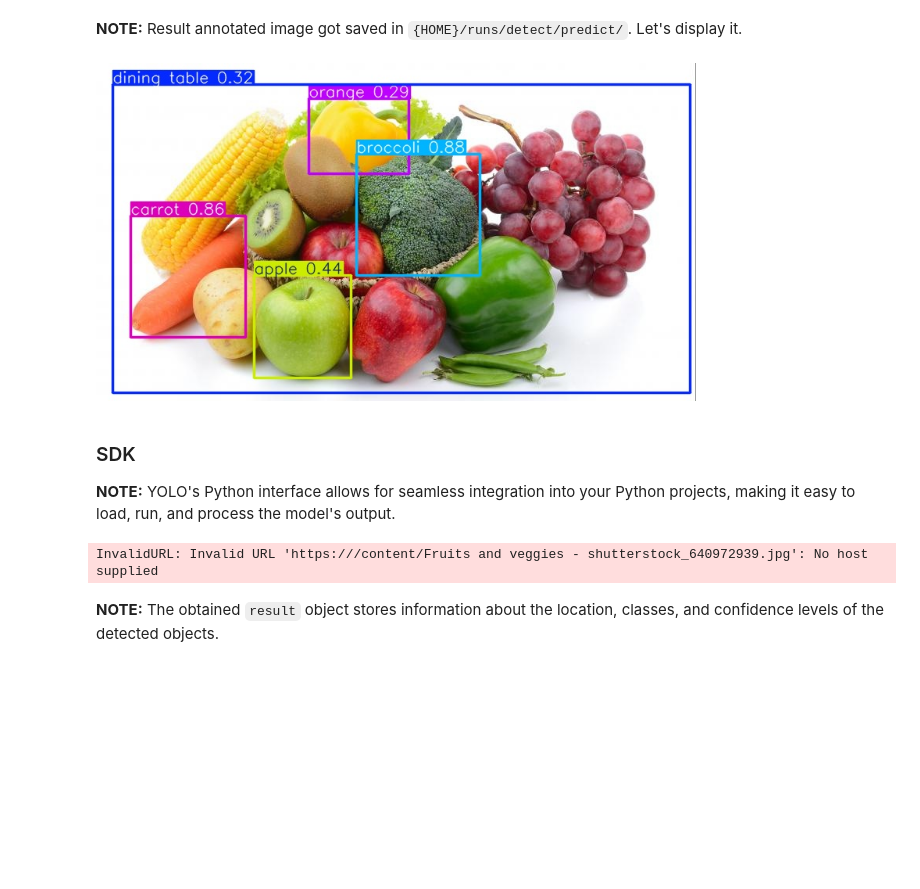
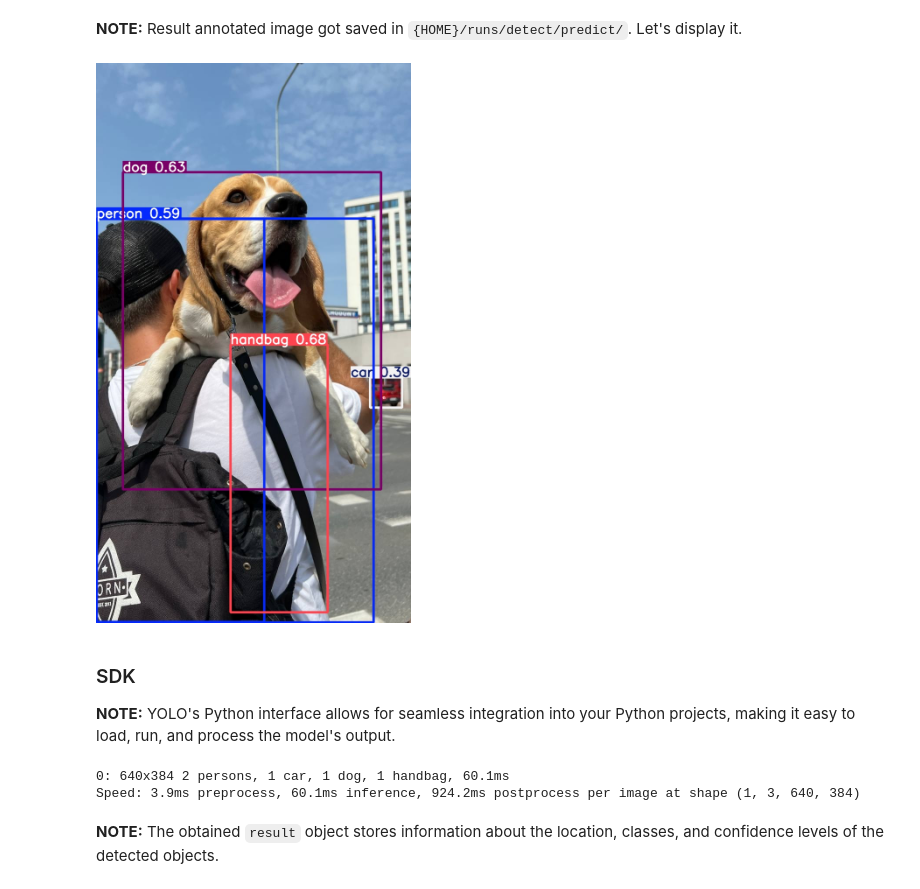
Before and after one commit to olynsn15/AI, a Jupyter notebook: notebooks/train-yolo11-object-detection-on-custom-dataset.ipynb, the cells around one changed output. Drawn from its saved outputs; the diff is of its cells as text; code cells hidden in the pictures; blank space fills up the shorter version.

```diff
--- a/notebooks/train-yolo11-object-detection-on-custom-dataset.ipynb
+++ b/notebooks/train-yolo11-object-detection-on-custom-dataset.ipynb
@@ -84,9 +96,9 @@ Results saved to runs/detect/predict3
 # %%
 from IPython.display import Image as IPyImage
 
-IPyImage(filename=f'{HOME}/runs/detect/predict3/Fruits and veggies - shutterstock_640972939.jpg', width=600)
+IPyImage(filename=f'{HOME}/runs/detect/predict/dog.jpeg', width=600)
 # %% [output]
-[figure, old version]
+[figure, new version]
 # %% [markdown]
 ### SDK
 
@@ -97,10 +109,11 @@ from PIL import Image
 import requests
 
 model = YOLO('yolo11n.pt')
-image = Image.open(requests.get('https:///content/Fruits and veggies - shutterstock_640972939.jpg', stream=True).raw)
+image = Image.open(requests.get('https://media.roboflow.com/notebooks/examples/dog.jpeg', stream=True).raw)
 result = model.predict(image, conf=0.25)[0]
 # %% [output]
-InvalidURL: Invalid URL 'https:///content/Fruits and veggies - shutterstock_640972939.jpg': No host supplied
+0: 640x384 2 persons, 1 car, 1 dog, 1 handbag, 60.1ms
+Speed: 3.9ms preprocess, 60.1ms inference, 924.2ms postprocess per image at shape (1, 3, 640, 384)
 # %% [markdown]
 **NOTE:** The obtained `result` object stores information about the location, classes, and confidence levels of the detected objects.
 # %%
```
Also changed, not shown: parts of 10 cells of this notebook.
